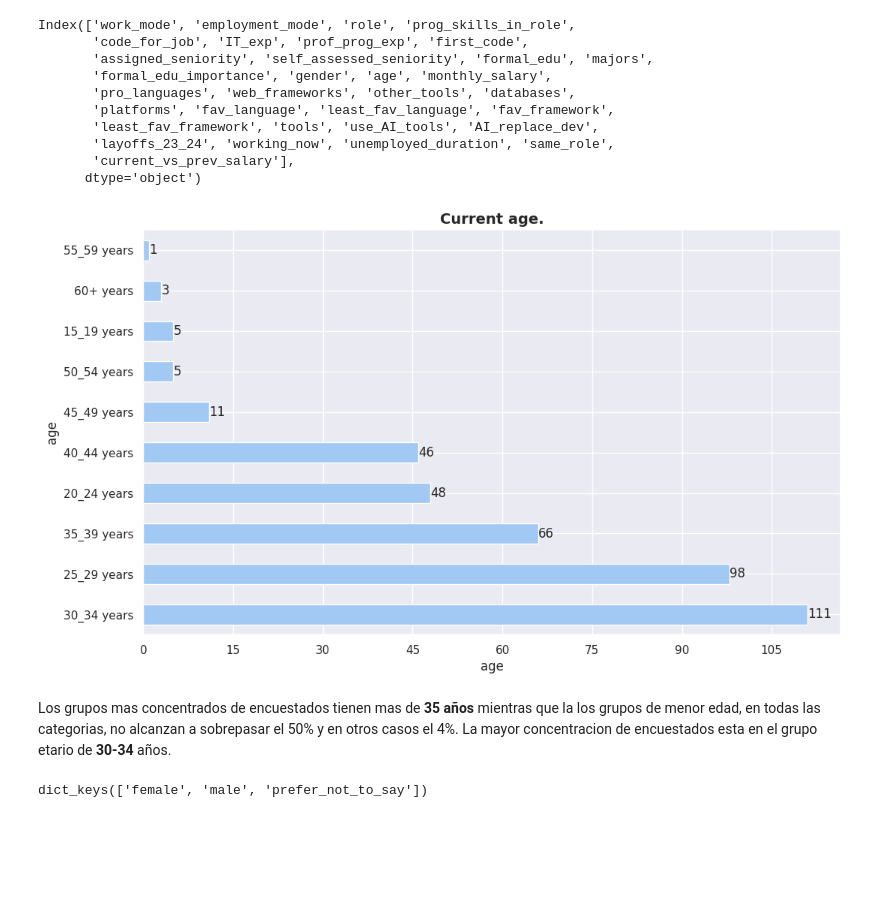
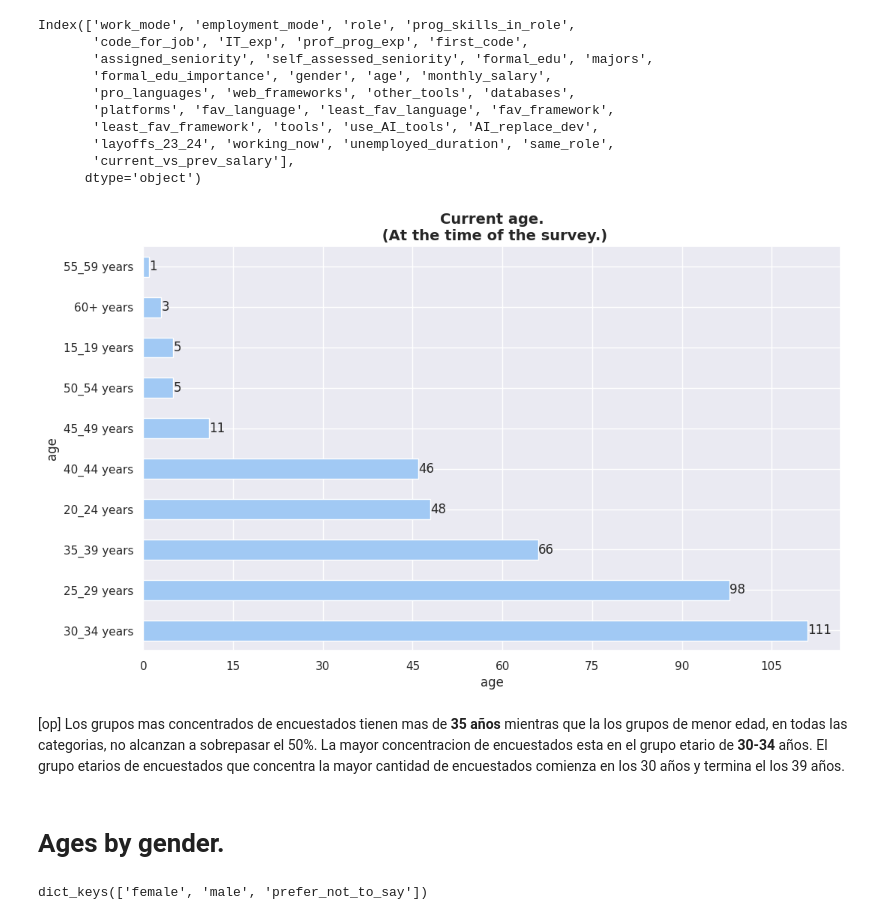
Before and after one commit to TorrezMN/Enc.-Devs-2024-Py, a Jupyter notebook: notebooks/demografia.ipynb, the cells around one changed output. Cells and saved outputs as stored; diff of their text form; code cells hidden in the pictures; blank space fills up the shorter version.

```diff
--- a/notebooks/demografia.ipynb
+++ b/notebooks/demografia.ipynb
@@ -85,11 +85,9 @@ Index(['work_mode', 'employment_mode', 'role', 'prog_skills_in_role',
        'current_vs_prev_salary'],
       dtype='object')
 # %%
-barh_chart_count(df, "age", "Current age.", "age")
+barh_chart_count(df, "age", "Current age.\n (At the time of the survey.)", "age")
 # %% [output]
-[figure, old version]
+[figure, new version]
 # %% [markdown]
-Los grupos mas concentrados de encuestados tienen mas de **35 años** mientras que la
-los grupos de menor edad, en todas las categorias, no alcanzan a sobrepasar el 50%
-y en otros casos el 4%.
-La mayor concentracion de encuestados esta en el grupo etario de **30-34** años.
+[op] Los grupos mas concentrados de encuestados tienen mas de **35 años** mientras que la los grupos de menor edad, en todas las categorias, no alcanzan a sobrepasar el 50%.
+La mayor concentracion de encuestados esta en el grupo etario de **30-34** años. El grupo etarios de encuestados que concentra la mayor cantidad de encuestados comienza en los 30 años y termina el los 39 años.
@@ -98,3 +94,5 @@ La mayor concentracion de encuestados esta en el grupo etario de **30-34** años
+# %% [markdown]
+# Ages by gender.
 # %%
 gender_groups = df.groupby("gender")
 print(gender_groups.groups.keys())
```
Also changed, not shown: parts of 6 cells of this notebook, 6 other files.
